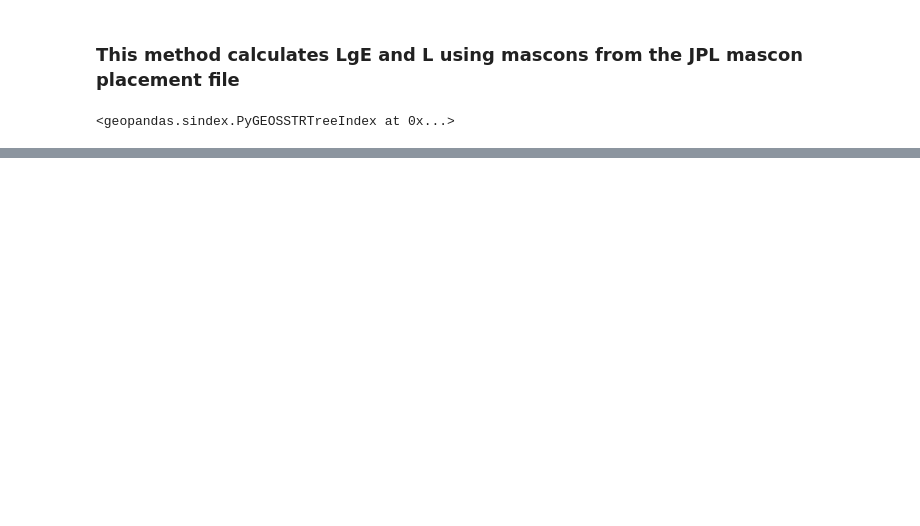
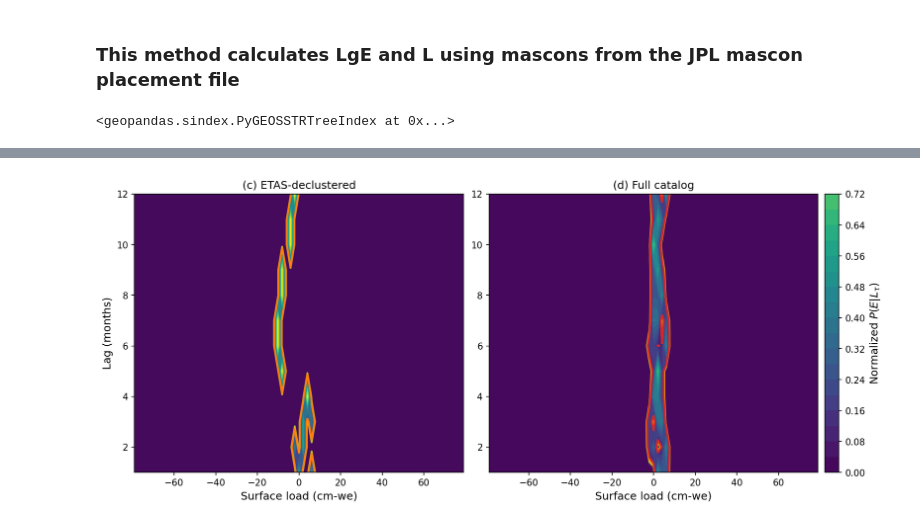
Before and after one commit to amandasyamsul/SLIQ, a Jupyter notebook: SLIQ-by-JPL-mascon-lag.ipynb, the cells around one changed output, grey strips where cells are left out. Drawn from its saved outputs; the diff is of its cells as text; code cells hidden in the pictures; blank space fills up the shorter version.

```diff
--- a/SLIQ-by-JPL-mascon-lag.ipynb
+++ b/SLIQ-by-JPL-mascon-lag.ipynb
@@ -267,0 +367,53 @@ plt.show()
+# %%
+fs=12
+
+# Shared vmin/vmax for consistent color scaling
+vmin = min(np.nanmin(etas_cp_tau_norm), np.nanmin(cp_tau_norm))
+vmax = max(np.nanmax(etas_cp_tau_norm), np.nanmax(cp_tau_norm))
+
+etas_bin_centers = 0.5 * (etas_bins[:-1] + etas_bins[1:])
+bin_centers = 0.5 * (bins[:-1] + bins[1:])
+
+X1, Y1 = np.meshgrid(etas_bin_centers, etas_taus)
+X2, Y2 = np.meshgrid(bin_centers, taus)
+
+fig, axes = plt.subplots(1, 2, figsize=(12, 5), dpi=150, constrained_layout=True)
+
+# (a) ETAS-declustered
+cf1 = axes[0].contourf(
+    X1, Y1, etas_cp_tau_norm,
+    levels=20, cmap='viridis',
+    vmin=vmin, vmax=vmax
+)
+# Add significance contour lines on top (smoothed levels)
+axes[0].contour(
+    X1, Y1, etas_cp_tau_norm,
+    levels=[0.0771, 0.1248],
+    colors=['C8', 'C1'],
+    linewidths=2
+)
+axes[0].set_title('(c) ETAS-declustered', fontsize=fs)
+axes[0].set_xlabel('Surface load (cm-we)', fontsize=fs)
+axes[0].set_ylabel('Lag (months)', fontsize=fs)
+
+# (b) Full catalog
+cf2 = axes[1].contourf(
+    X2, Y2, cp_tau_norm,
+    levels=20, cmap='viridis',
+    vmin=vmin, vmax=vmax
+)
+axes[1].contour(
+    X2, Y2, cp_tau_norm,
+    levels=[0.0701, 0.0906, 0.1018],
+    colors=['C8', 'C1', 'C3'],
+    linewidths=2
+)
+axes[1].set_title('(d) Full catalog', fontsize=fs)
+axes[1].set_xlabel('Surface load (cm-we)', fontsize=fs)
+
+cbar = fig.colorbar(cf2, ax=axes, orientation='vertical', fraction=0.046, pad=0.01)
+cbar.set_label('Normalized $P(E|L_{\\tau})$', fontsize=fs)
+
+plt.show()
+# %% [output]
+[figure, added]
```
Also changed, not shown: parts of 18 cells of this notebook.
